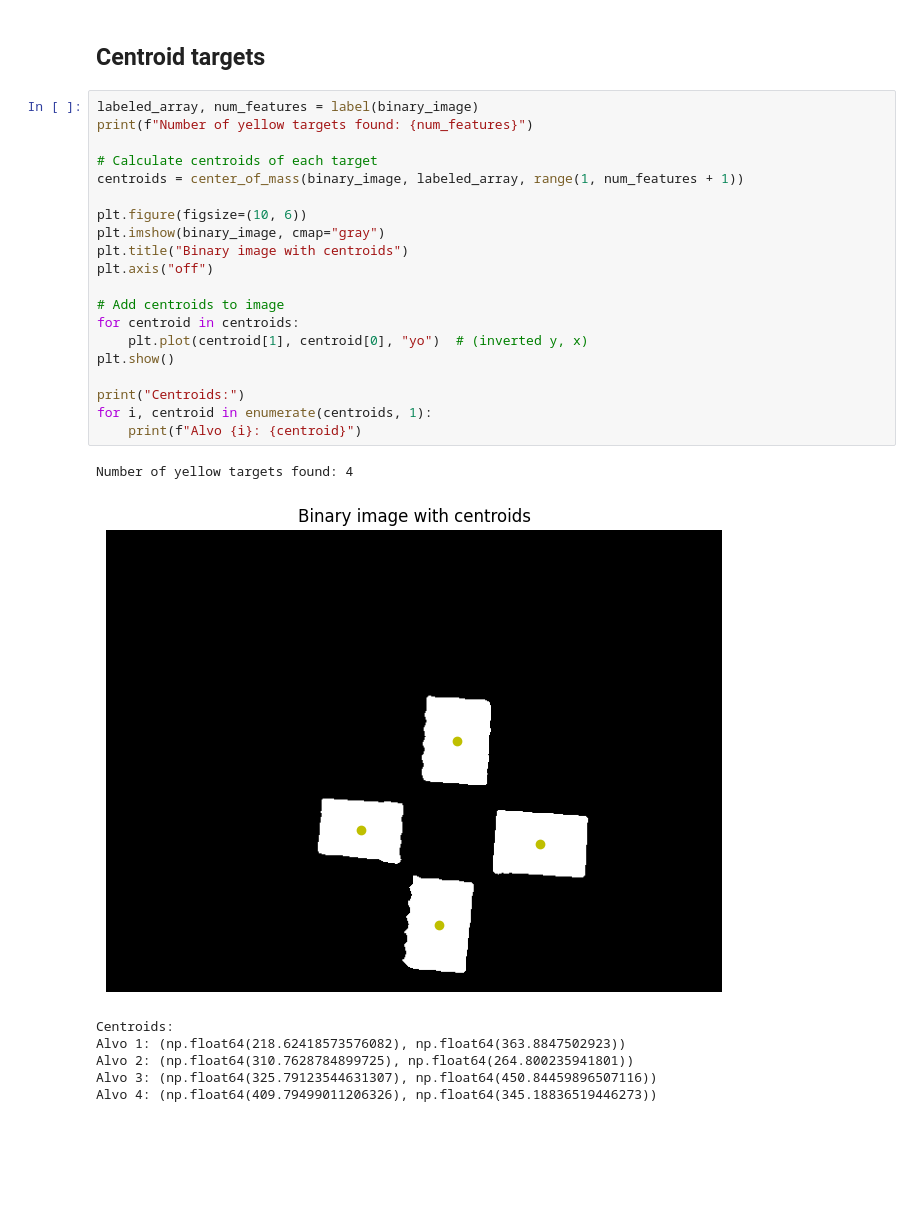
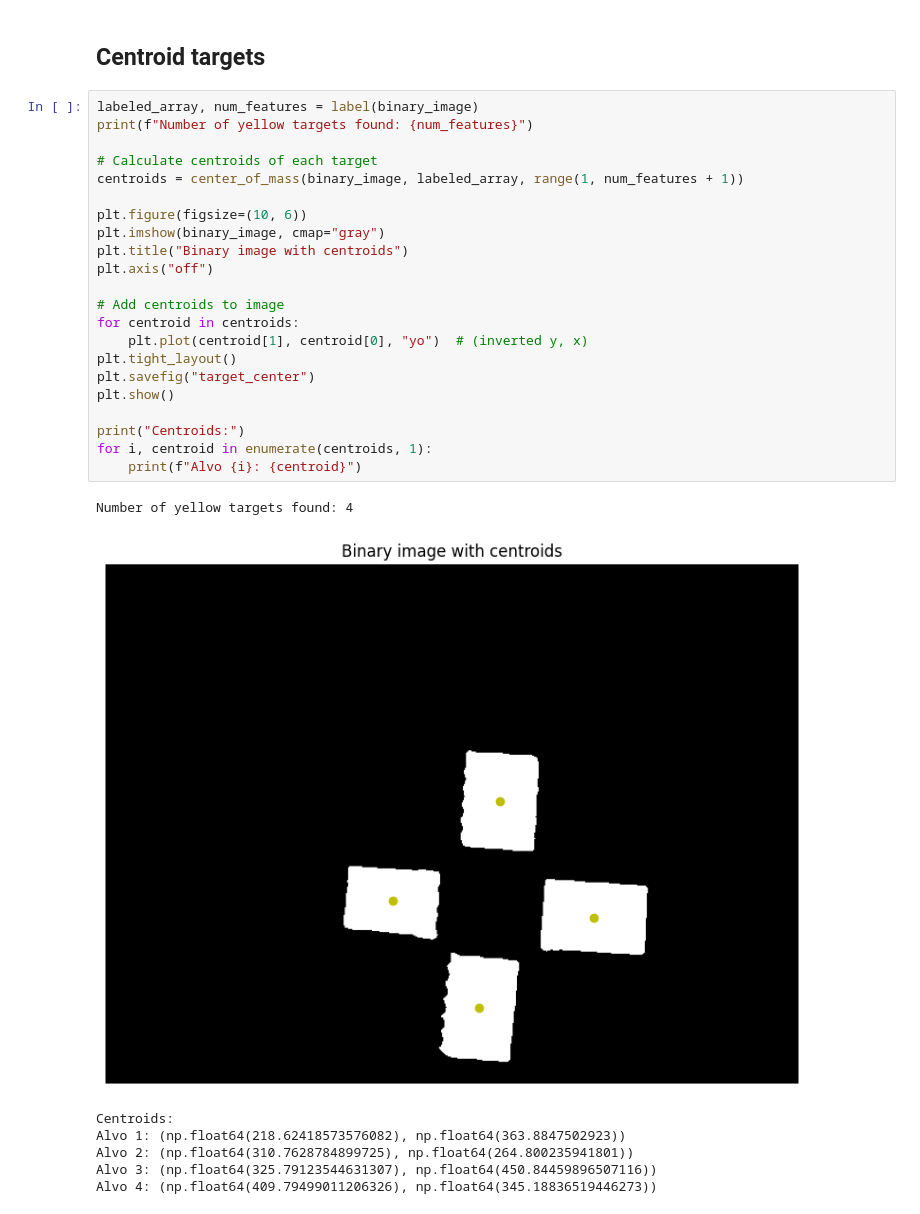
Before and after one commit to IvonLuiz/computer_vision, a Jupyter notebook: 8-color_classification/classification.ipynb, the cells around one changed output. Drawn from its saved outputs; the diff is of its cells as text; blank space fills up the shorter version.

```diff
--- a/8-color_classification/classification.ipynb
+++ b/8-color_classification/classification.ipynb
@@ -127,26 +131,28 @@ plt.show()
 # %%
 labeled_array, num_features = label(binary_image)
 print(f"Number of yellow targets found: {num_features}")
 
 # Calculate centroids of each target
 centroids = center_of_mass(binary_image, labeled_array, range(1, num_features + 1))
 
 plt.figure(figsize=(10, 6))
 plt.imshow(binary_image, cmap="gray")
 plt.title("Binary image with centroids")
 plt.axis("off")
 
 # Add centroids to image
 for centroid in centroids:
     plt.plot(centroid[1], centroid[0], "yo")  # (inverted y, x)
+plt.tight_layout()
+plt.savefig("target_center")
 plt.show()
 
 print("Centroids:")
 for i, centroid in enumerate(centroids, 1):
     print(f"Alvo {i}: {centroid}")
 # %% [output]
 Number of yellow targets found: 4
-[figure, old version]
+[figure, new version]
 Centroids:
 Alvo 1: (np.float64(218.62418573576082), np.float64(363.8847502923))
 Alvo 2: (np.float64(310.7628784899725), np.float64(264.800235941801))
```
Also changed, not shown: parts of 2 cells of this notebook, 1 other file.
